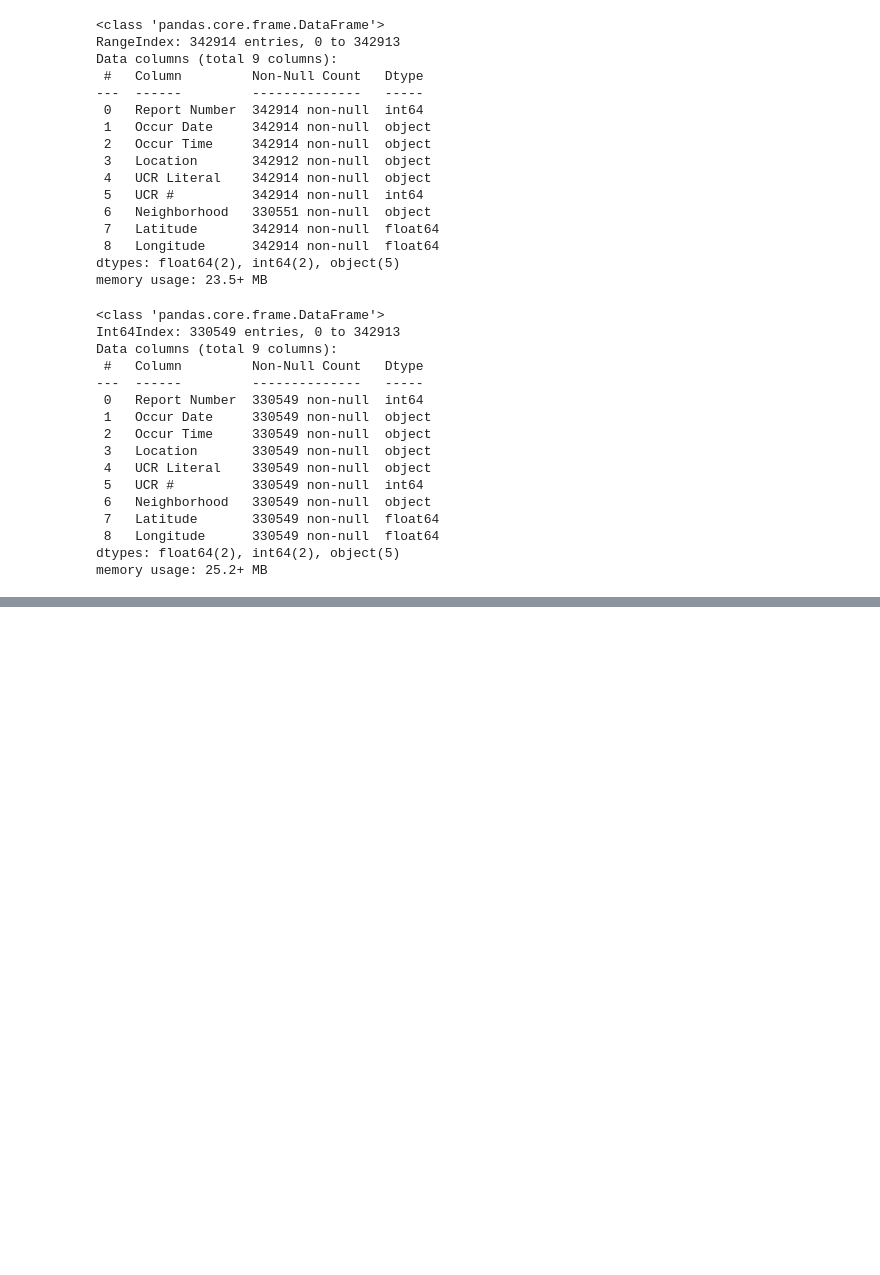
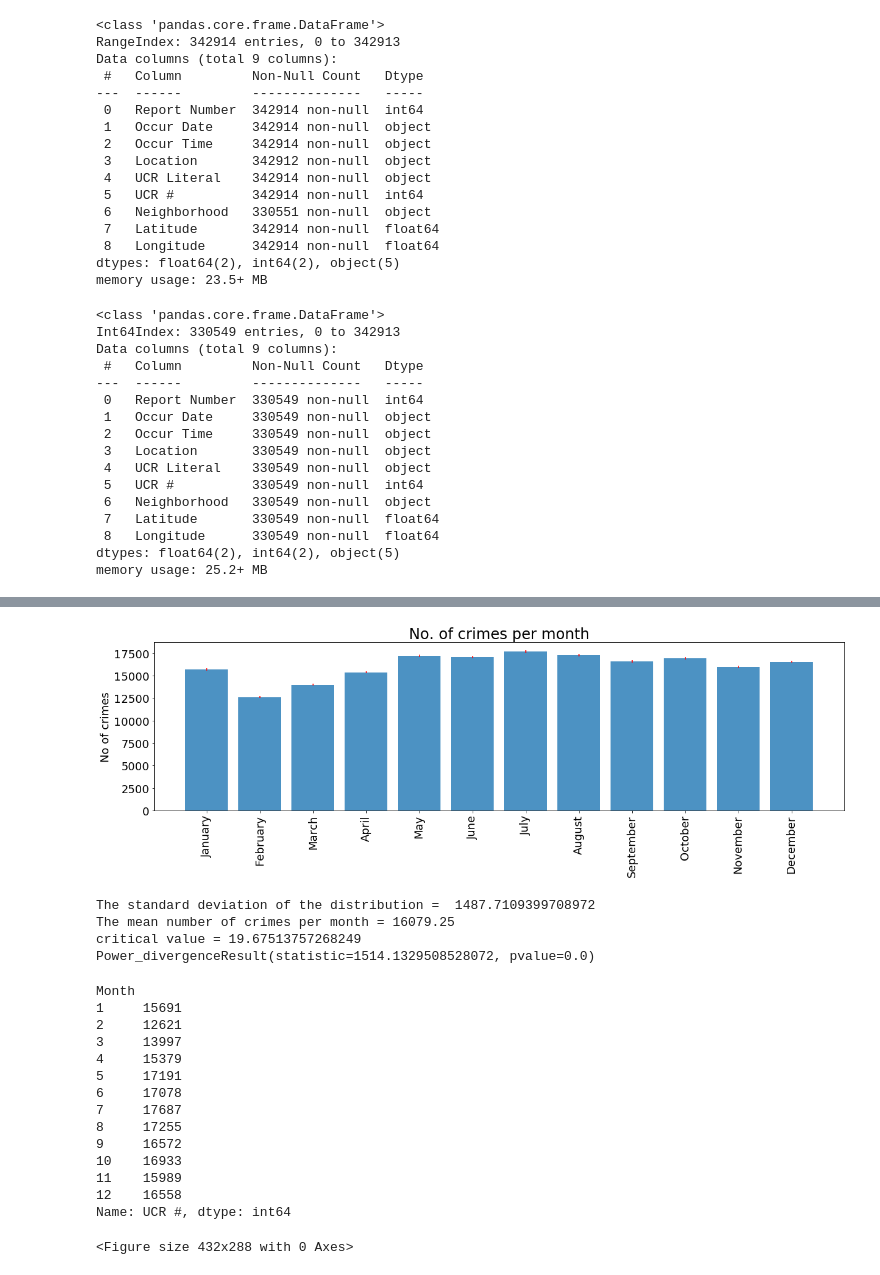
Before and after one commit to lumindak/Atlanta_crime-data-project, a Jupyter notebook: crimes.ipynb, the cells around one changed output, grey strips where cells are left out. Cells and saved outputs as stored; diff of their text form; code cells hidden in the pictures; blank space fills up the shorter version.

```diff
--- a/crimes.ipynb
+++ b/crimes.ipynb
@@ -221,0 +310,72 @@ memory usage: 14.9+ MB
+# %%
+
+dates = final_df["Occur Date"]
+#create a temporay df to keep the date info
+#make sure to import datetime
+df = pd.DataFrame({'Occur Date': pd.to_datetime(dates)})
+#we need year, month and dayofweek
+date_terms = ['year', 'month', 'day','dayofweek']
+#generate year, month, day, dayofweek
+date_gen = (getattr(df['Occur Date'].dt, i).rename(i) for i in date_terms)
+#add the new columns
+df = df.join(pd.concat(date_gen, axis=1))
+
+#need to add the info to the crime data
+Month = df["month"]
+dayofweek = df["dayofweek"]
+year = df["year"]
+
+final1_df = final_df.assign(Month = Month,Year = year,Dayofweek = dayofweek)
+#final1_df["Dayofweek"].unique()
+#Week of the day: 0-Monday, 1-Tuesday.....6-Sunday
+months_df = final1_df.groupby(final1_df["Month"])
+crimes_per_month = months_df["UCR #"].count()
+x_values = np.arange(len(final1_df["Month"].unique()))
+tick_locations = [value for value in x_values]
+months =["January", "February", "March", "April", "May", "June", "July","August","September",
+        "October","November","December"]
+plt.figure(figsize=(20,5))
+plt.xticks(tick_locations, months, rotation="vertical",fontsize=18)
+error = crimes_per_month**(1/2)
+plt.bar(x_values, crimes_per_month,yerr=error,align='center', alpha=0.8, ecolor='red')
+plt.title("No. of crimes per month",fontsize=24)
+plt.ylabel("No of crimes",fontsize=18)
+plt.yticks(fontsize=18)
+
+plt.show()
+plt.tight_layout()
+print("The standard deviation of the distribution = ", crimes_per_month.std())
+mean_month = crimes_per_month.mean()
+print ("The mean number of crimes per month =",mean_month )
+
+#check if the changes are significant
+crimes_month_df = pd.DataFrame([crimes_per_month]).T
+crimes_month_df[1]=mean_month
+crimes_month_df.columns=["observed crimes", "average crimes"]
+#degree of freedom is 11, confidence level=95%
+critical_value = stats.chi2.ppf(q = 0.95, df = 11)
+print("critical value =",critical_value)
+#running the chisq test
+print(stats.chisquare(crimes_month_df['observed crimes'], crimes_month_df['average crimes']))
+crimes_per_month
+# %% [output]
+[figure, added]
+The standard deviation of the distribution =  1487.7109399708972
+The mean number of crimes per month = 16079.25
+critical value = 19.67513757268249
+Power_divergenceResult(statistic=1514.1329508528072, pvalue=0.0)
+Month
+1     15691
+2     12621
+3     13997
+4     15379
+5     17191
+6     17078
+7     17687
+8     17255
+9     16572
+10    16933
+11    15989
+12    16558
+Name: UCR #, dtype: int64
+<Figure size 432x288 with 0 Axes>
```
Also changed, not shown: parts of 25 cells of this notebook.
